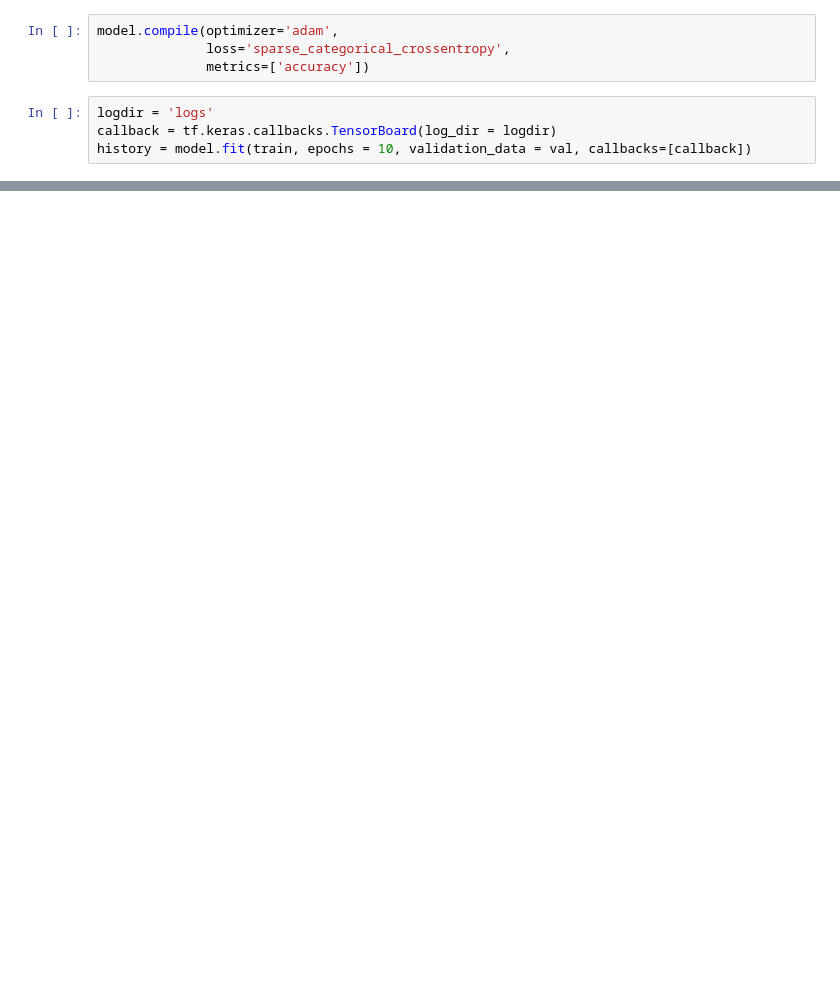
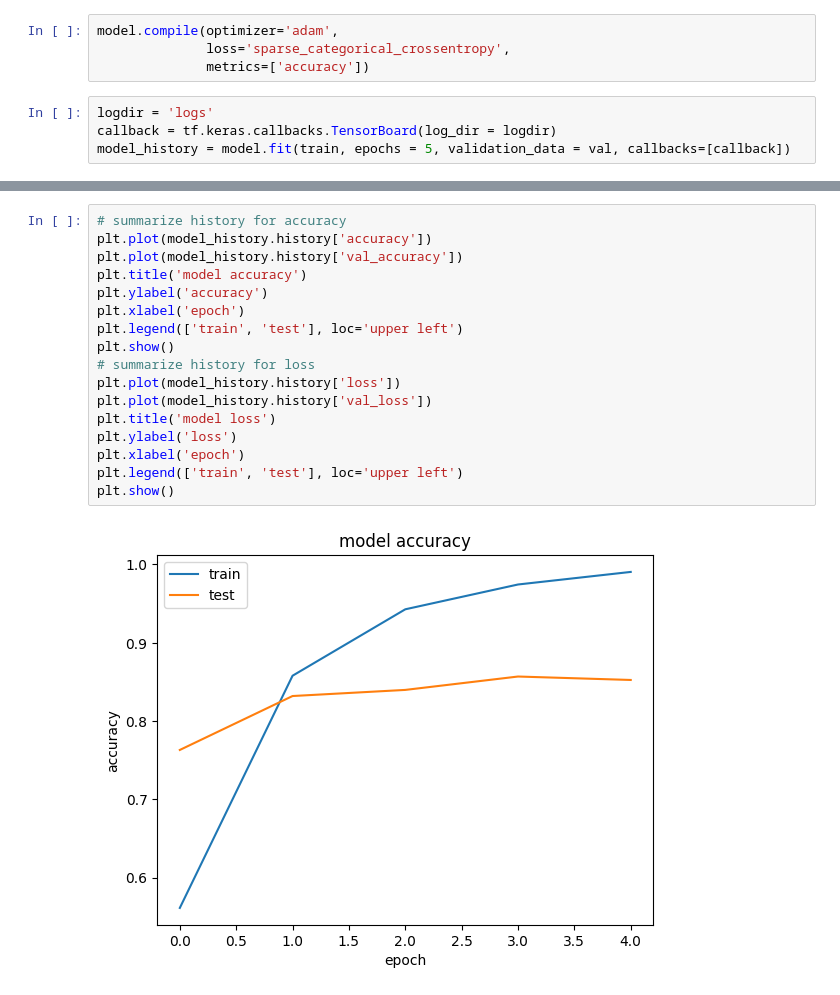
Before and after one commit to oegolden/MathGPT, a Jupyter notebook: image_preprocessing_and_analysis.ipynb, the cells around one changed output, grey strips where cells are left out. Saved outputs shown, nothing was run; the diff lists cells and outputs as text; blank space fills up the shorter version.

```diff
--- a/image_preprocessing_and_analysis.ipynb
+++ b/image_preprocessing_and_analysis.ipynb
@@ -112,5 +111,5 @@ model.compile(optimizer='adam',
 # %%
 logdir = 'logs'
 callback = tf.keras.callbacks.TensorBoard(log_dir = logdir)
-history = model.fit(train, epochs = 10, validation_data = val, callbacks=[callback])
+model_history = model.fit(train, epochs = 5, validation_data = val, callbacks=[callback])
 # %% [output]
@@ -136,0 +126,19 @@ Epoch 10/10
+# %%
+# summarize history for accuracy
+plt.plot(model_history.history['accuracy'])
+plt.plot(model_history.history['val_accuracy'])
+plt.title('model accuracy')
+plt.ylabel('accuracy')
+plt.xlabel('epoch')
+plt.legend(['train', 'test'], loc='upper left')
+plt.show()
+# summarize history for loss
+plt.plot(model_history.history['loss'])
+plt.plot(model_history.history['val_loss'])
+plt.title('model loss')
+plt.ylabel('loss')
+plt.xlabel('epoch')
+plt.legend(['train', 'test'], loc='upper left')
+plt.show()
+# %% [output]
+[figure, added]
```
Also changed, not shown: parts of 5 cells of this notebook, 6 other files.
